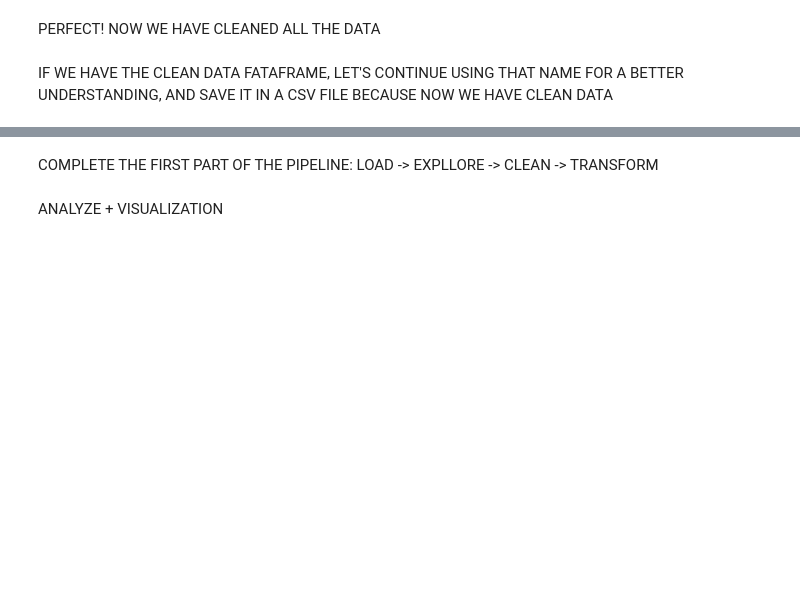
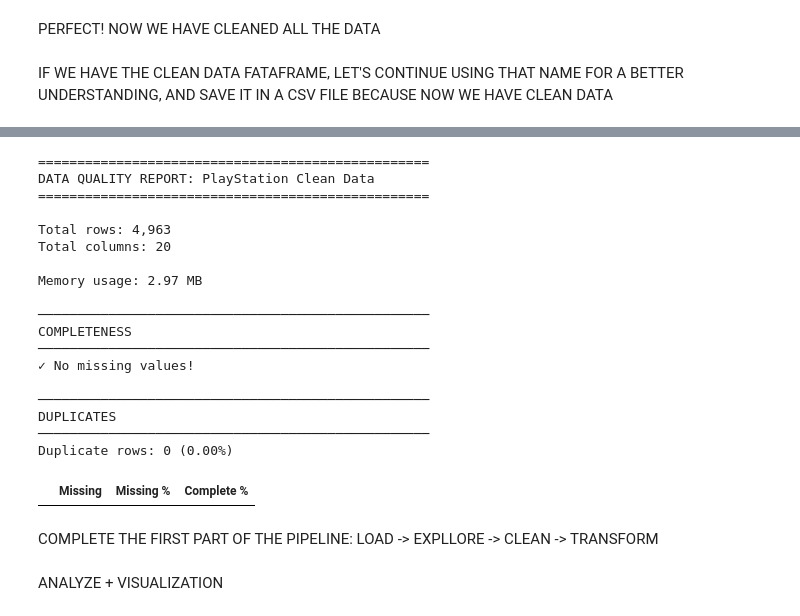
Before and after one commit to CalinP1/Playstation_work, a Jupyter notebook: PlayStation_Data_report.ipynb, the cells around one changed output, grey strips where cells are left out. Drawn from its saved outputs; the diff is of its cells as text; code cells hidden in the pictures; blank space fills up the shorter version.

```diff
--- a/PlayStation_Data_report.ipynb
+++ b/PlayStation_Data_report.ipynb
@@ -359,3 +427,25 @@ clean_play_station_data.to_csv("clean_PlayStation_Data_report.csv")
+# %%
+data_quality_report(clean_play_station_data, "PlayStation Clean Data")
+# %% [output]
+==================================================
+DATA QUALITY REPORT: PlayStation Clean Data
+==================================================
+
+Total rows: 4,963
+Total columns: 20
+
+Memory usage: 2.97 MB
+
+──────────────────────────────────────────────────
+COMPLETENESS
+──────────────────────────────────────────────────
+✓ No missing values!
+
+──────────────────────────────────────────────────
+DUPLICATES
+──────────────────────────────────────────────────
+Duplicate rows: 0 (0.00%)
+|  | Missing | Missing % | Complete % |
 # %% [markdown]
 COMPLETE THE FIRST PART OF THE PIPELINE: LOAD -> EXPLLORE -> CLEAN -> TRANSFORM
 # %% [markdown]
```
Also changed, not shown: parts of 3 cells of this notebook.
